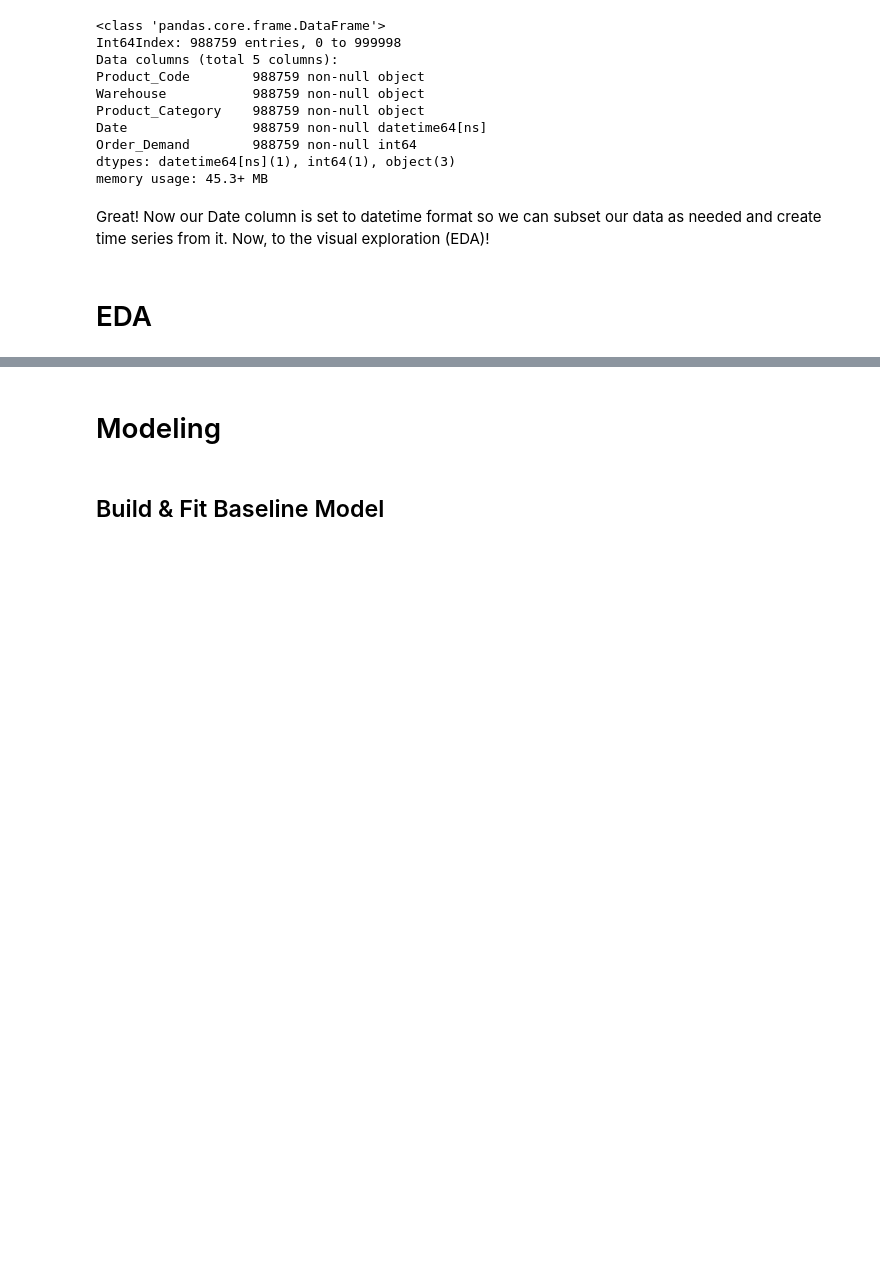
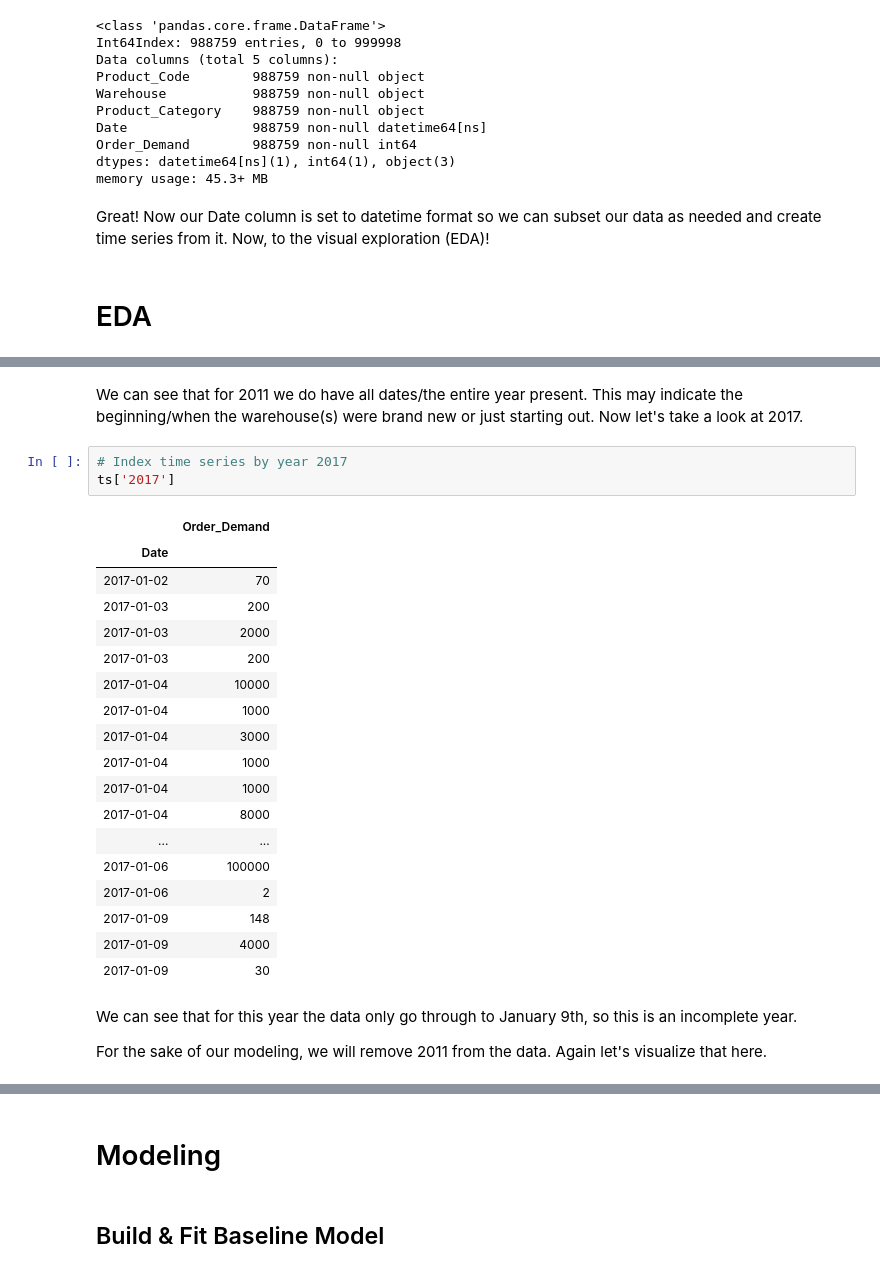
Before and after one commit to JessicaFB/Product-Demand-Forecasting, a Jupyter notebook: Predicting-Product-Demand.ipynb, the cells around one changed output, grey strips where cells are left out. Cells and saved outputs as stored; diff of their text form; blank space fills up the shorter version.

```diff
--- a/Predicting-Product-Demand.ipynb
+++ b/Predicting-Product-Demand.ipynb
@@ -168,0 +247,28 @@ Great! Now our Date column is set to datetime format so we can subset our data a
+# %% [markdown]
+We can see that for 2011 we do have all dates/the entire year present. This may indicate the beginning/when the warehouse(s) were brand new or just starting out. Now let's take a look at 2017.
+# %%
+# Index time series by year 2017
+ts['2017']
+# %% [output]
+|  | Order_Demand |
+| Date |  |
+| 2017-01-02 | 70 |
+| 2017-01-03 | 200 |
+| 2017-01-03 | 2000 |
+| 2017-01-03 | 200 |
+| 2017-01-04 | 10000 |
+| 2017-01-04 | 1000 |
+| 2017-01-04 | 3000 |
+| 2017-01-04 | 1000 |
+| 2017-01-04 | 1000 |
+| 2017-01-04 | 8000 |
+| ... | ... |
+| 2017-01-06 | 100000 |
+| 2017-01-06 | 2 |
+| 2017-01-09 | 148 |
+| 2017-01-09 | 4000 |
+| 2017-01-09 | 30 |
+# %% [markdown]
+We can see that for this year the data only go through to January 9th, so this is an incomplete year.
+
+For the sake of our modeling, we will remove 2011 from the data. Again let's visualize that here.
```
Also changed, not shown: parts of 15 cells of this notebook.
